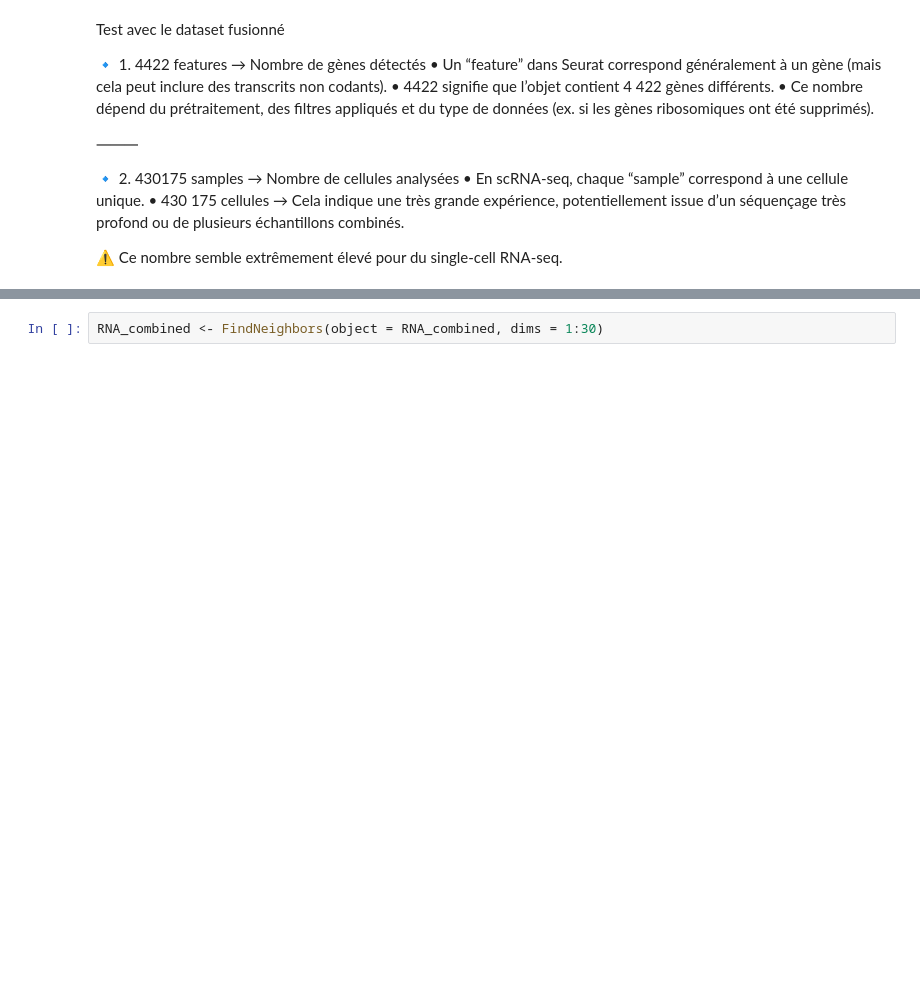
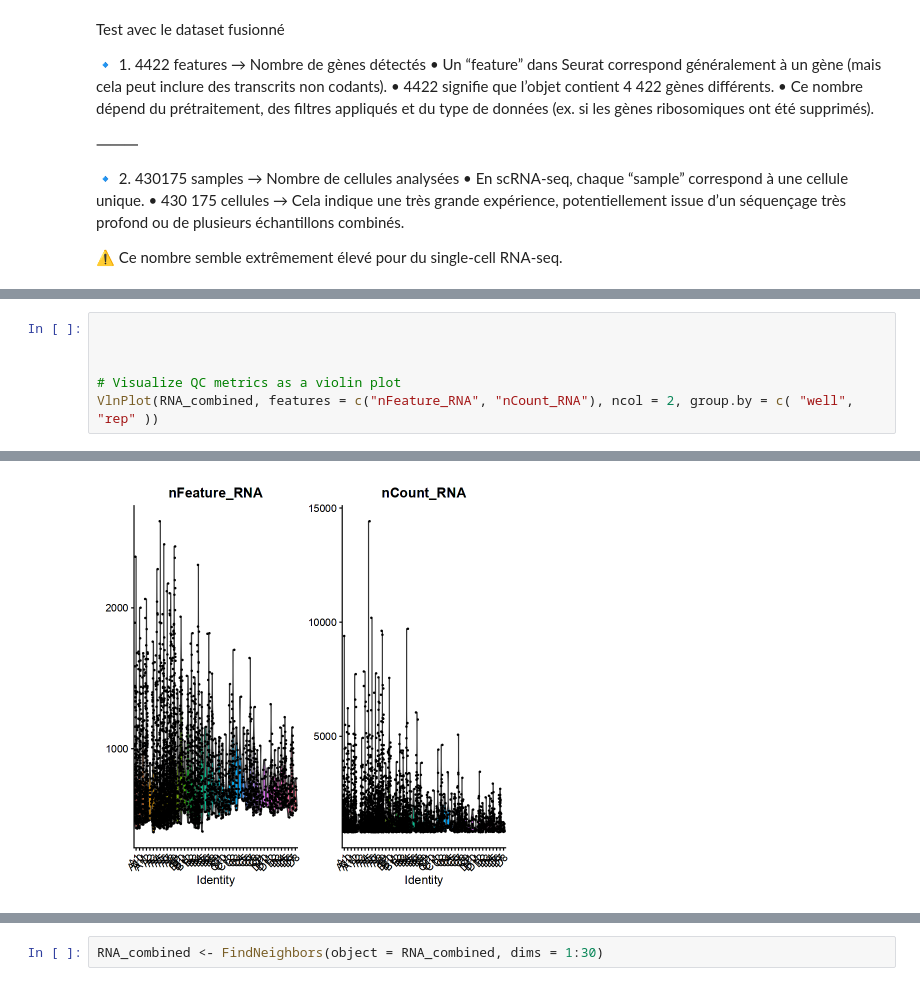
Before and after one commit to vgoupille/DOL_scRNAseq, a Jupyter notebook: 7_Article/script/script_Val/5_analyse_seurat.ipynb, the cells around one changed output, grey strips where cells are left out. Saved outputs shown, nothing was run; the diff lists cells and outputs as text; blank space fills up the shorter version.

```diff
--- a/7_Article/script/script_Val/5_analyse_seurat.ipynb
+++ b/7_Article/script/script_Val/5_analyse_seurat.ipynb
@@ -99,0 +364,7 @@ Active assay: RNA (4422 features, 0 variable features)
+# %%
+
+
+
+# Visualize QC metrics as a violin plot
+VlnPlot(RNA_combined, features = c("nFeature_RNA", "nCount_RNA"), ncol = 2, group.by = c( "well", "rep" ))
+# %% [output]
@@ -100,2 +373,3 @@ Active assay: RNA (4422 features, 0 variable features)
+[figure, added]
 # %%
 RNA_combined <- NormalizeData(object = RNA_combined)
```
Also changed, not shown: parts of 23 cells of this notebook.
